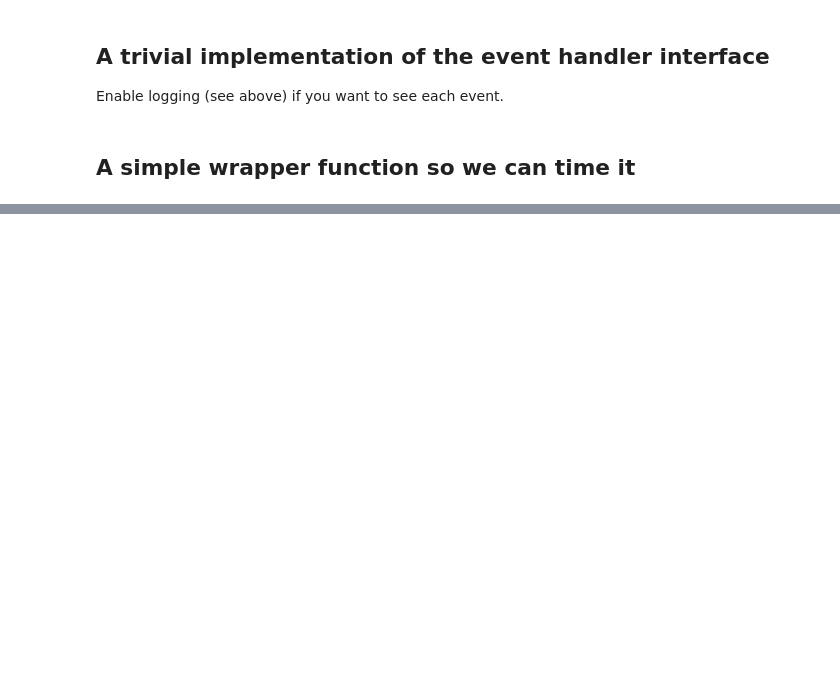
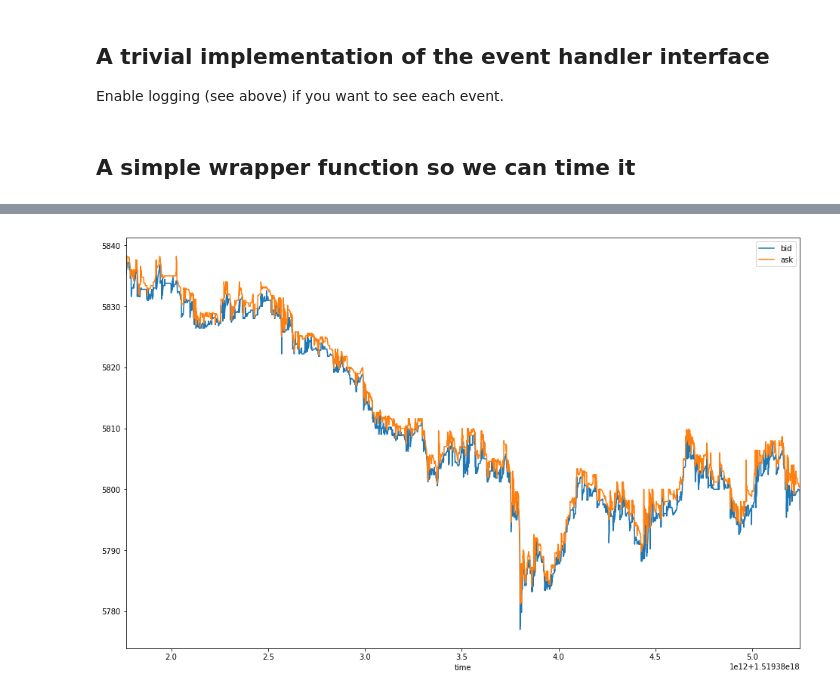
Before and after one commit to roq-trading/roq-cpp-samples, a Jupyter notebook: notebooks/simple.ipynb, the cells around one changed output, grey strips where cells are left out. Saved outputs shown, nothing was run; the diff lists cells and outputs as text; code cells hidden in the pictures; blank space fills up the shorter version.

```diff
--- a/notebooks/simple.ipynb
+++ b/notebooks/simple.ipynb
@@ -307,0 +475,4 @@ RuntimeError: No such file or directory
+# %%
+_ = select_subset(best_bid_ask, *get_range(trade_volume, 2000, 3500)).plot(figsize=(16,10))
+# %% [output]
+[figure, added]
```
Also changed, not shown: parts of 33 cells of this notebook.
